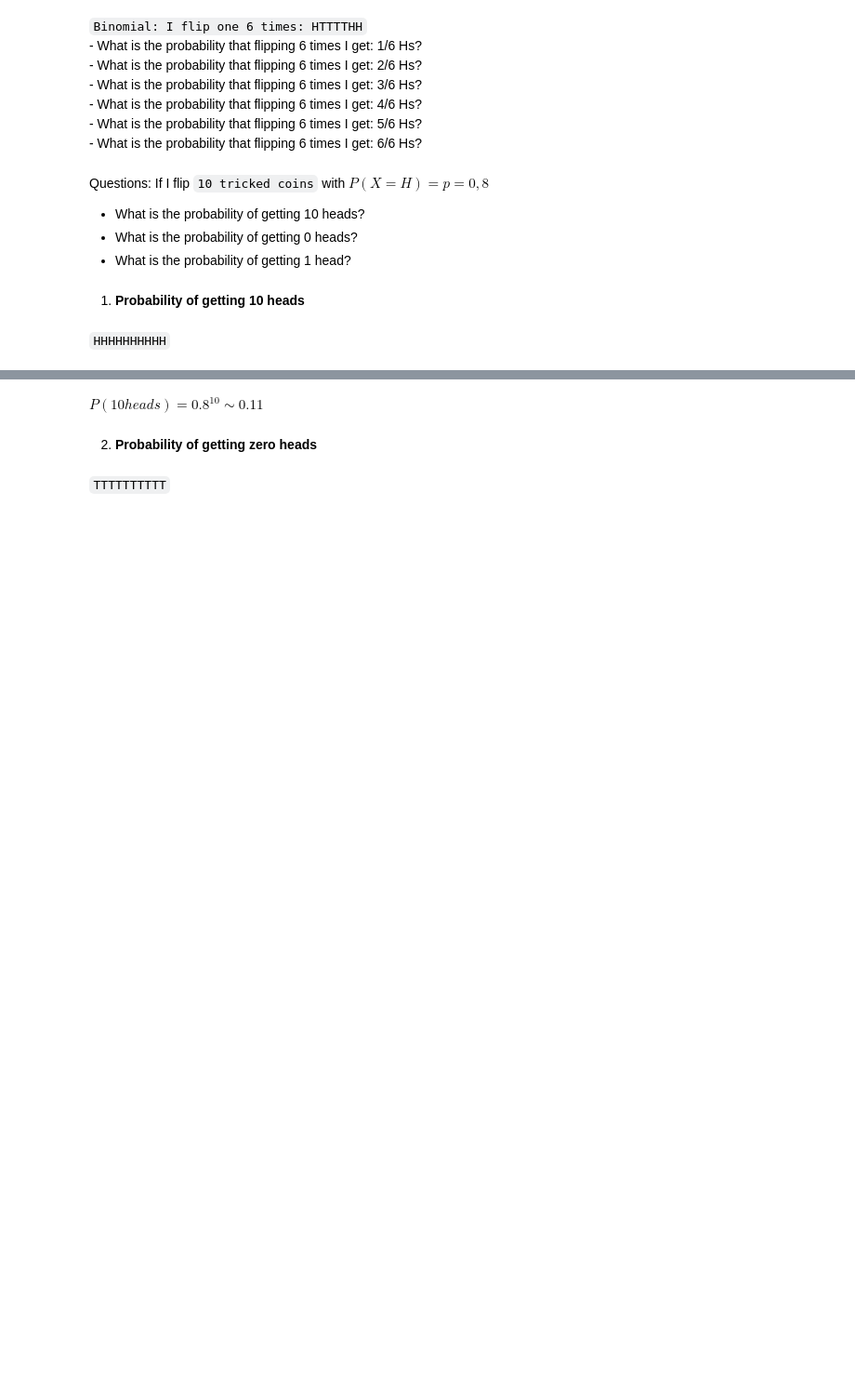
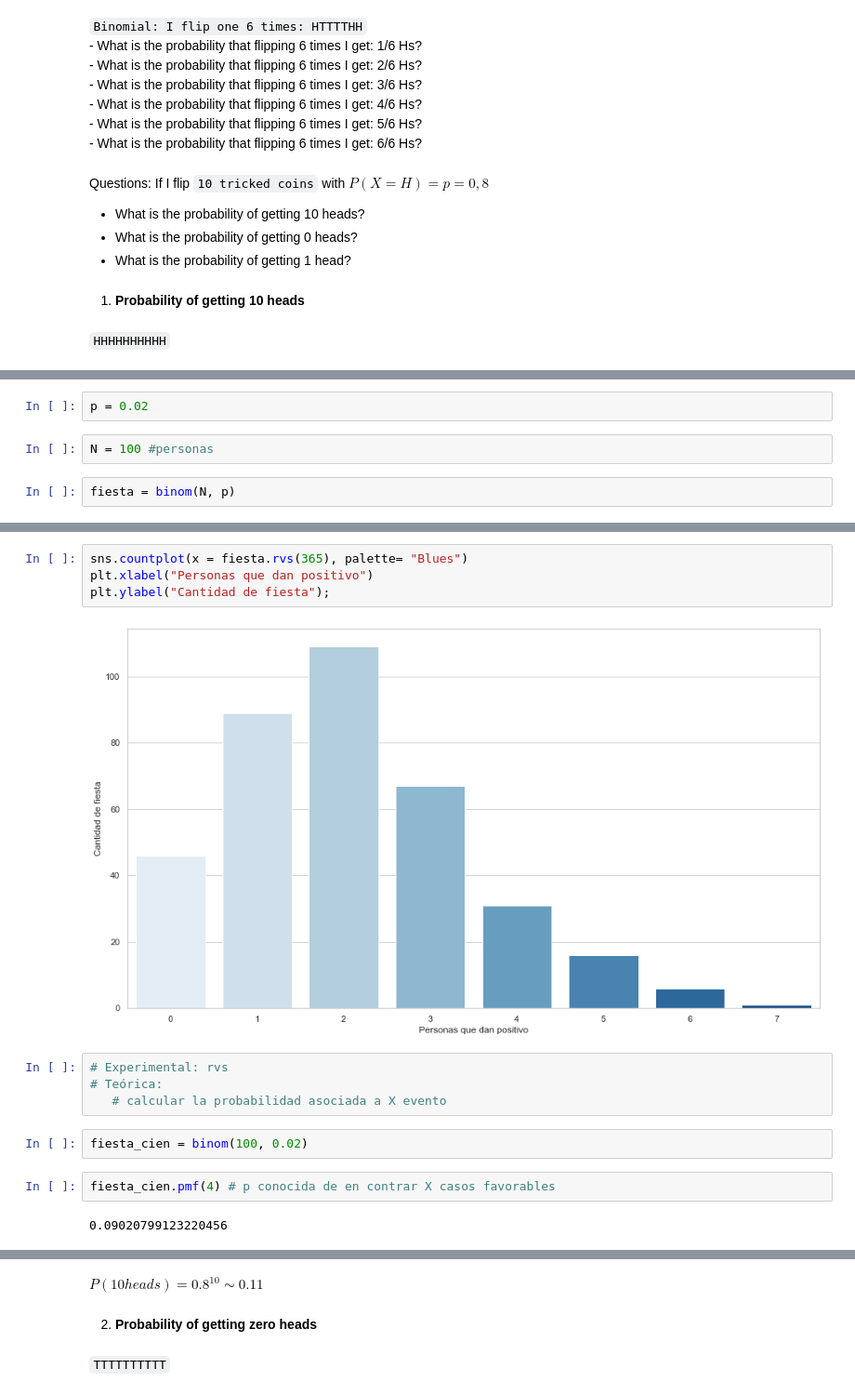
Before and after one commit to Ironhack-data-bcn-feb-2023/lectures, a Jupyter notebook: 29. Discrete distributions.ipynb, the cells around one changed output, grey strips where cells are left out. Shown at 93% size. Saved outputs shown, nothing was run; the diff lists cells and outputs as text; blank space fills up the shorter version.

```diff
--- a/29. Discrete distributions.ipynb
+++ b/29. Discrete distributions.ipynb
@@ -157,0 +228,6 @@ Questions: If I flip `10 tricked coins` with $P(X=H)=p=0,8$
+# %%
+p = 0.02
+# %%
+N = 100 #personas
+# %%
+fiesta = binom(N, p)
@@ -157,0 +239,16 @@ Questions: If I flip `10 tricked coins` with $P(X=H)=p=0,8$
+# %%
+sns.countplot(x = fiesta.rvs(365), palette= "Blues")
+plt.xlabel("Personas que dan positivo")
+plt.ylabel("Cantidad de fiesta");
+# %% [output]
+[figure, added]
+# %%
+# Experimental: rvs
+# Teórica:
+   # calcular la probabilidad asociada a X evento
+# %%
+fiesta_cien = binom(100, 0.02)
+# %%
+fiesta_cien.pmf(4) # p conocida de en contrar X casos favorables
+# %% [output]
+0.09020799123220456
```
Also changed, not shown: parts of 40 cells of this notebook.
